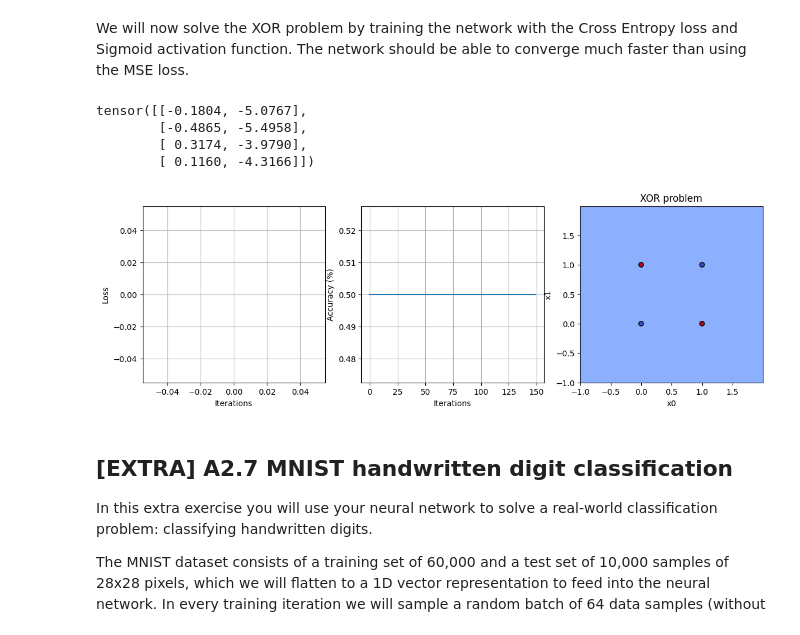
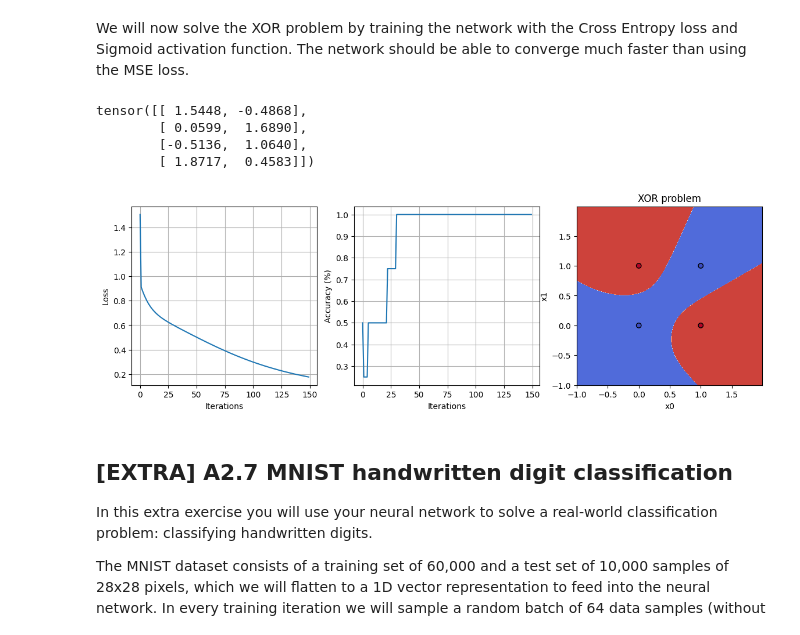
Before and after one commit to Luka140/DL, a Jupyter notebook: Assignment_2.ipynb, the cells around one changed output. Drawn from its saved outputs; the diff is of its cells as text; code cells hidden in the pictures.

```diff
--- a/Assignment_2.ipynb
+++ b/Assignment_2.ipynb
@@ -387,8 +387,8 @@ class Sigmoid(object):
         ########################################################################
         #                  TODO: Implement this function                       #
         ########################################################################
-
-        dx = (1.0 / (1.0 + torch.exp(-x)) * (1 - 1.0 / (1.0 + torch.exp(-x)))) * dupstream
+        # print(x.shape, dupstream.shape)
+        dx = (1.0 / (1.0 + torch.exp(-self.cache)) * (1 - 1.0 / (1.0 + torch.exp(-self.cache)))) * dupstream
 
         ########################################################################
         #                         END OF YOUR CODE                             #
@@ -776,7 +776,7 @@ def MSELoss(y_true, y_pred):
     #             TODO: Implement the gradient dL/dy_hat                   #
     ########################################################################
 
-    grad = 2 * torch.mean(y_pred - y_true)
+    grad = 2 * (y_pred - y_true)
 
     ########################################################################
     #                          END OF YOUR CODE                            #
@@ -797,11 +797,11 @@ in_features, hidden_dim, out_features = 2, 10, 2
 
 # Training parameters
 learning_rate = 1e-2  # step size for gradient descent
-optim_steps = 100  # network should generally converge within 100 steps
+optim_steps = 500  # network should generally converge within 100 steps
 
 # Define and initialize layers
 layers = [Linear(in_features, hidden_dim),
-          ReLU(),
+          Sigmoid(),
           Linear(hidden_dim, out_features)]
 
 # Initialize network
@@ -821,7 +821,7 @@ for i in range(optim_steps):
     ########################################################################
 
     loss, grad = MSELoss(y_xor, y_pred)
-
+    print(grad, x_xor.shape)
     ########################################################################
     #                          END OF YOUR CODE                            #
     ########################################################################
@@ -840,6 +840,7 @@ for i in range(optim_steps):
     # Calculate accuracy of prediction
     correct = torch.argmax(y_pred, axis=1) == torch.argmax(y_xor, axis=1)
     accs.append(torch.sum(correct)/len(y_pred))
+    losses.append(loss)
 
 # Print prediction
 print(y_pred)
@@ -904,8 +924,9 @@ def Softmax(z):
     ########################################################################
     #                  TODO: Implement Softmax function.                   #
     ########################################################################
-
-    pass
+    p = torch.zeros(z.shape)
+    for i, row in enumerate(z):
+        p[i,:] = torch.exp(row) / torch.sum(torch.exp(row))
 
     ########################################################################
     #                          END OF YOUR CODE                            #
@@ -1001,7 +1025,8 @@ for i in range(optim_steps):
     #                  labels (y_xor) and append to list.                  #
     ########################################################################
 
-    pass
+    loss, grad = CrossEntropyLoss(y_xor, y_pred)
+    losses.append(loss)
 
     ########################################################################
     #                          END OF YOUR CODE                            #
@@ -1011,42 +1036,43 @@ for i in range(optim_steps):
     #            TODO: Perform backward pass and optimizer step.           #
     ########################################################################
 
-    pass
+    net.backward(grad)
+    net.optimizer_step(learning_rate)
 
     ########################################################################
     #                          END OF YOUR CODE                            #
     ########################################################################
 
     # Calculate accuracy of prediction
     correct = torch.argmax(y_pred, axis=1) == torch.argmax(y_xor, axis=1)
     accs.append(torch.sum(correct)/len(y_pred))
 
 # Print prediction
 print(y_pred)
 
 # Plot loss and accuracy
 plt.figure(figsize=(14,4))
 plt.subplot(1,3,1)
 plt.xlabel('Iterations')
 plt.ylabel('Loss')
 plt.plot(losses)
 plt.grid()
 
 plt.subplot(1,3,2)
 plt.xlabel('Iterations')
 plt.ylabel('Accuracy (%)')
 plt.plot(accs)
 plt.grid()
 
 # Show decision boundary
 plt.subplot(1,3,3)
 plot(x_xor, y_xor, net)
 # %% [output]
-tensor([[-0.1804, -5.0767],
-        [-0.4865, -5.4958],
-        [ 0.3174, -3.9790],
-        [ 0.1160, -4.3166]])
+tensor([[ 1.5448, -0.4868],
+        [ 0.0599,  1.6890],
+        [-0.5136,  1.0640],
+        [ 1.8717,  0.4583]])
-[figure, old version]
+[figure, new version]
 # %% [markdown]
 ## [EXTRA] A2.7 MNIST handwritten digit classification
 In this extra exercise you will use your neural network to solve a real-world classification problem: classifying handwritten digits.
```
Also changed, not shown: parts of 8 cells of this notebook.
